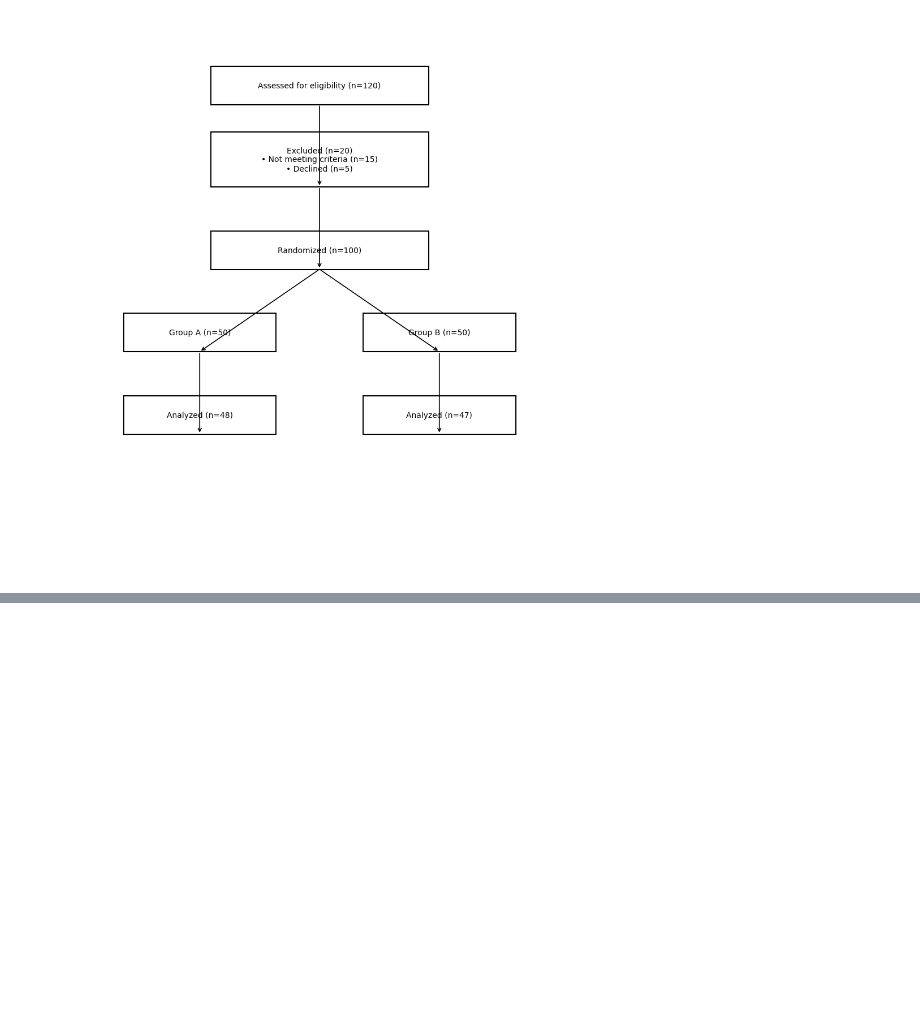
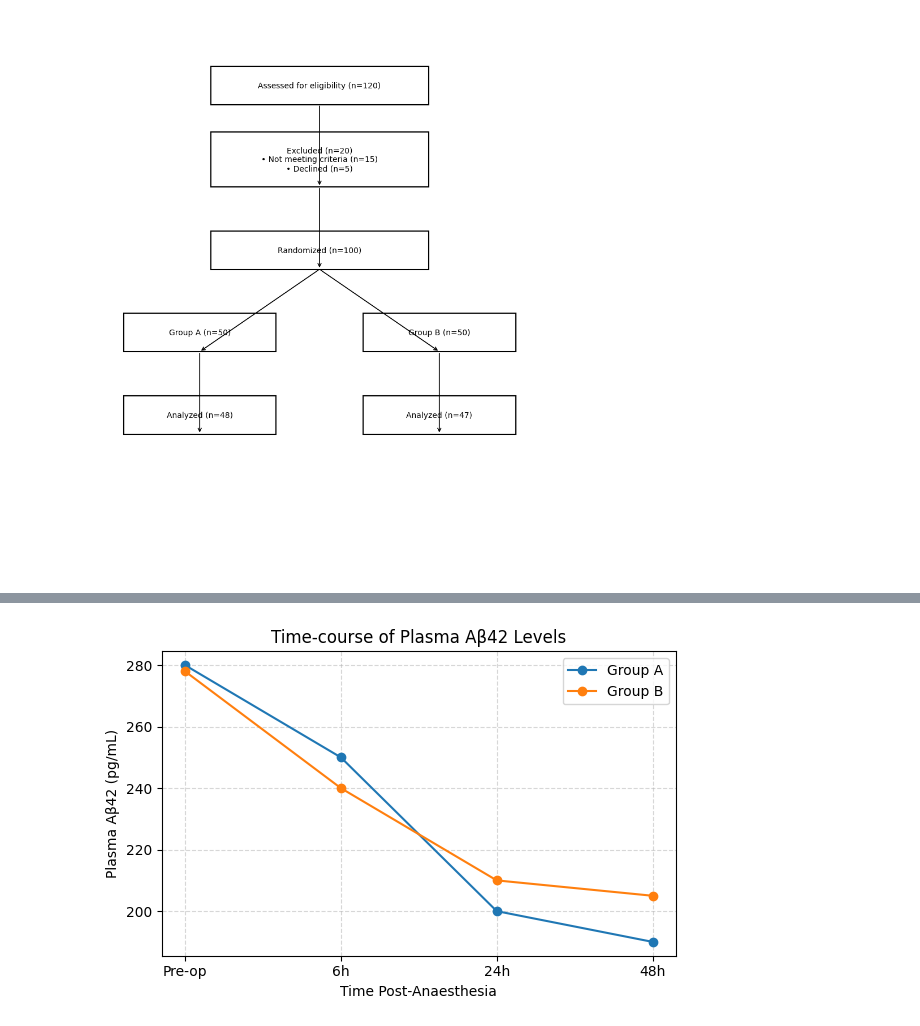
Before and after one commit to YuktiTripathi/Learn-Practice, a Jupyter notebook: graphs.ipynb, the cells around one changed output, grey strips where cells are left out. Cells and saved outputs as stored; diff of their text form; code cells hidden in the pictures; blank space fills up the shorter version.

```diff
--- a/graphs.ipynb
+++ b/graphs.ipynb
@@ -173,0 +198,20 @@ plt.show()
+# %%
+import numpy as np
+
+timepoints = ['Pre-op', '6h', '24h', '48h']
+group_a = [280, 250, 200, 190]  # example pg/mL
+group_b = [278, 240, 210, 205]
+
+plt.figure(figsize=(6,4))
+plt.plot(timepoints, group_a, marker='o', label='Group A')
+plt.plot(timepoints, group_b, marker='o', label='Group B')
+plt.xlabel("Time Post-Anaesthesia")
+plt.ylabel("Plasma Aβ42 (pg/mL)")
+plt.title("Time-course of Plasma Aβ42 Levels")
+plt.legend()
+plt.grid(True, linestyle='--', alpha=0.5)
+plt.tight_layout()
+plt.savefig('Time Course')
+plt.show()
+# %% [output]
+[figure, added]
```
Also changed, not shown: parts of 2 cells of this notebook.
